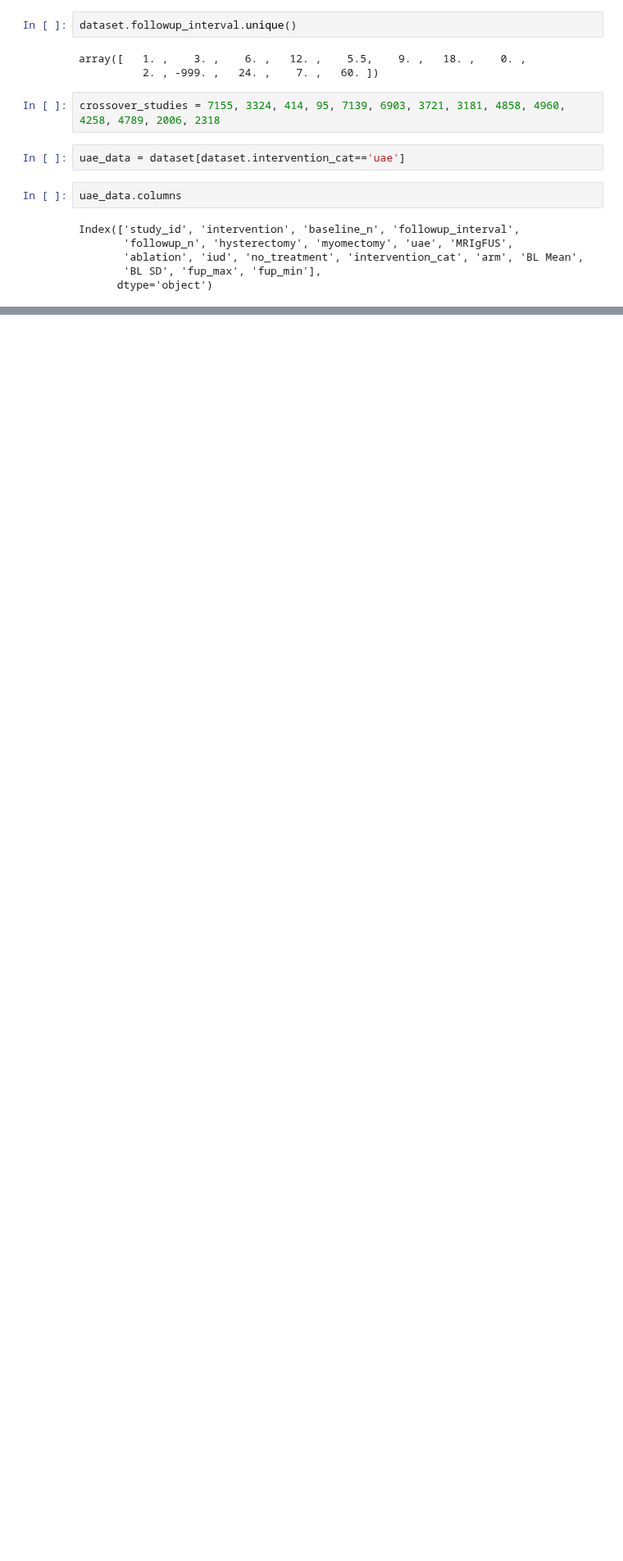
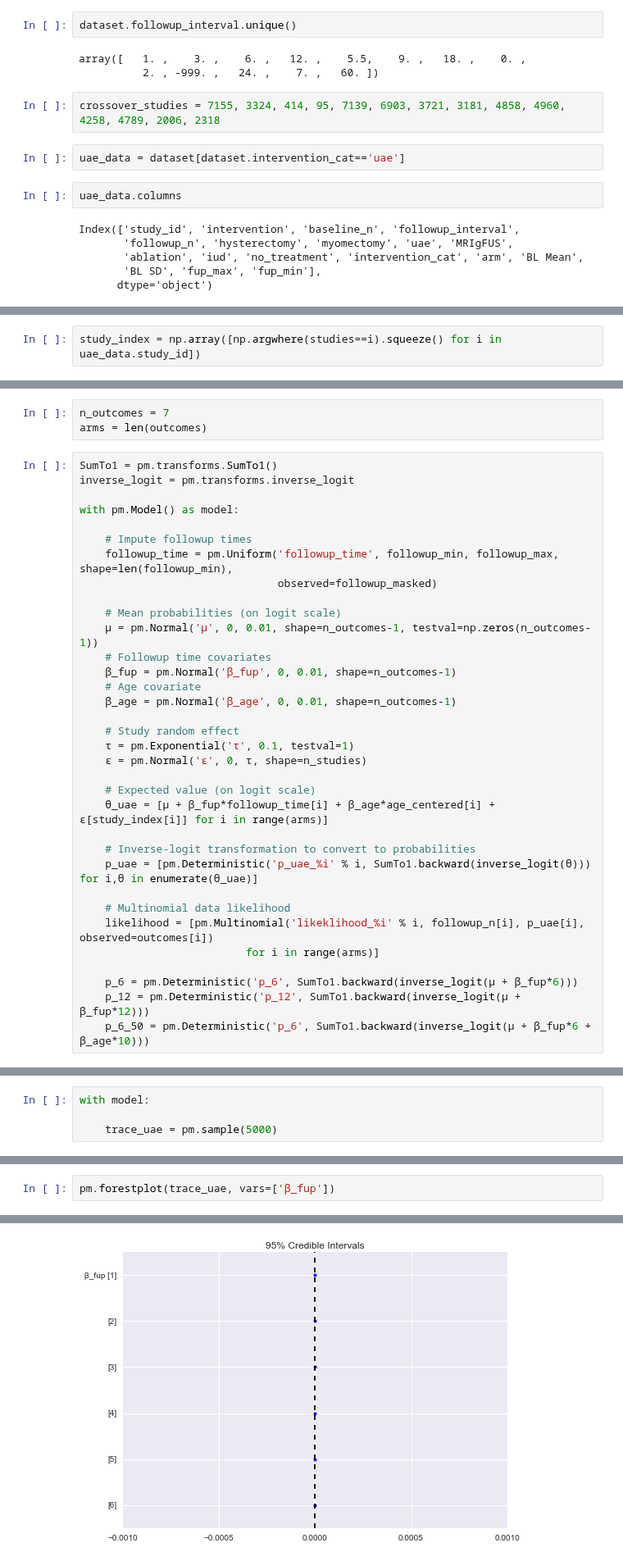
Before and after one commit to VanderbiltPopHealthSci/uterine_fibroids_MA, a Jupyter notebook: UF Interventions Meta-analysis.ipynb, the cells around one changed output, grey strips where cells are left out. Shown at 82% size. Saved outputs shown, nothing was run; the diff lists cells and outputs as text; blank space fills up the shorter version.

Commit message:
Draft of MA model

```diff
--- a/UF Interventions Meta-analysis.ipynb
+++ b/UF Interventions Meta-analysis.ipynb
@@ -290,3 +302,5 @@ Index(['study_id', 'intervention', 'baseline_n', 'followup_interval',
+# %%
+study_index = np.array([np.argwhere(studies==i).squeeze() for i in uae_data.study_id])
 # %%
 from numpy.ma import masked_values
 
@@ -312,0 +325,37 @@ with pm.Model() as model:
+# %%
+n_outcomes = 7
+arms = len(outcomes)
+# %%
+SumTo1 = pm.transforms.SumTo1()
+inverse_logit = pm.transforms.inverse_logit
+
+with pm.Model() as model:
+
+    # Impute followup times
+    followup_time = pm.Uniform('followup_time', followup_min, followup_max, shape=len(followup_min),
+                               observed=followup_masked)
+
+    # Mean probabilities (on logit scale)
+    μ = pm.Normal('μ', 0, 0.01, shape=n_outcomes-1, testval=np.zeros(n_outcomes-1))
+    # Followup time covariates
+    β_fup = pm.Normal('β_fup', 0, 0.01, shape=n_outcomes-1)
+    # Age covariate
+    β_age = pm.Normal('β_age', 0, 0.01, shape=n_outcomes-1)
+
+    # Study random effect
+    τ = pm.Exponential('τ', 0.1, testval=1)
+    ϵ = pm.Normal('ϵ', 0, τ, shape=n_studies)
+
+    # Expected value (on logit scale)
+    θ_uae = [μ + β_fup*followup_time[i] + β_age*age_centered[i] + ϵ[study_index[i]] for i in range(arms)]
+
+    # Inverse-logit transformation to convert to probabilities
+    p_uae = [pm.Deterministic('p_uae_%i' % i, SumTo1.backward(inverse_logit(θ))) for i,θ in enumerate(θ_uae)]
+
+    # Multinomial data likelihood
+    likelihood = [pm.Multinomial('likeklihood_%i' % i, followup_n[i], p_uae[i], observed=outcomes[i])
+                          for i in range(arms)]
+
+    p_6 = pm.Deterministic('p_6', SumTo1.backward(inverse_logit(μ + β_fup*6)))
+    p_12 = pm.Deterministic('p_12', SumTo1.backward(inverse_logit(μ + β_fup*12)))
+    p_6_50 = pm.Deterministic('p_6', SumTo1.backward(inverse_logit(μ + β_fup*6 + β_age*10)))
@@ -312,0 +364,4 @@ with pm.Model() as model:
+# %%
+with model:
+
+    trace_uae = pm.sample(5000)
@@ -312,0 +376,3 @@ with pm.Model() as model:
+# %%
+pm.forestplot(trace_uae, vars=['β_fup'])
+# %% [output]
@@ -312,0 +383 @@ with pm.Model() as model:
+[figure, added]
```
Also changed, not shown: parts of 11 cells of this notebook.
